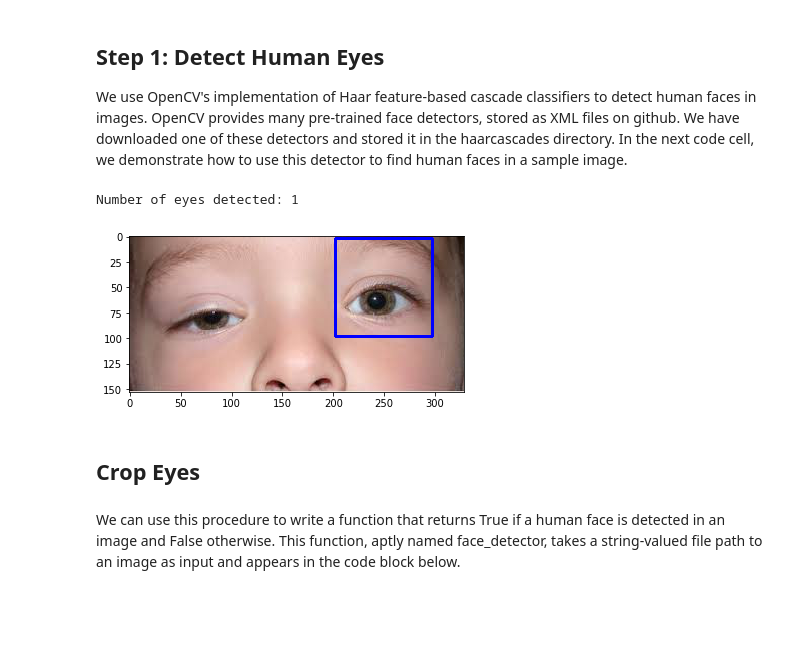
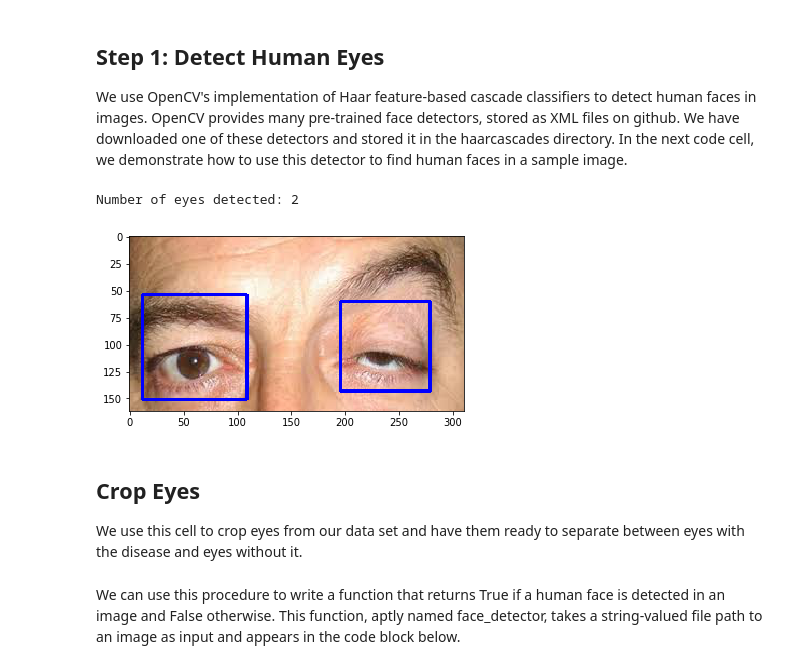
Before and after one commit to boscoybarra/dermatologist-ai, a Jupyter notebook: dermatologist_and_ophthalmologist_app.ipynb, the cells around one changed output. Drawn from its saved outputs; the diff is of its cells as text; code cells hidden in the pictures; blank space fills up the shorter version.

```diff
--- a/dermatologist_and_ophthalmologist_app.ipynb
+++ b/dermatologist_and_ophthalmologist_app.ipynb
@@ -48,41 +49,43 @@ import cv2
 import matplotlib.pyplot as plt
 %matplotlib inline
 
-# load filenames in shuffled human dataset
-human_files = np.array(glob("data/eyes/*"))
+# load filenames in human dataset
+# full_eyes_db containd the db with all of our images
+human_files = np.array(glob("data/full_eyes_db/*"))
 
 # extract pre-trained eye detector
 eye_cascade = cv2.CascadeClassifier('haarcascades/haarcascade_lefteye_2splits.xml')
 
 # load color (BGR) image
 img = cv2.imread(human_files[3])
 
 # it is standard procedure to convert the images to grayscale
 # convert BGR image to grayscale
 gray = cv2.cvtColor(img, cv2.COLOR_BGR2GRAY)
 
 # find eyes in image
 eyes = eye_cascade.detectMultiScale(gray)
 
 # print number of eyes detected in the image
 print('Number of eyes detected:', len(eyes))
 
 # get bounding box for each detected eye
 for (x,y,w,h) in eyes:
     # add bounding box to color image
     cv2.rectangle(img,(x,y),(x+w,y+h),(255,0,0),2)
 
 # convert BGR image to RGB for plotting
 cv_rgb = cv2.cvtColor(img, cv2.COLOR_BGR2RGB)
 
 # display the image, along with bounding box
 plt.imshow(cv_rgb)
 plt.show()
 # %% [output]
-Number of eyes detected: 1
+Number of eyes detected: 2
-[figure, old version]
+[figure, new version]
-# %% [markdown]
-## Crop Eyes
+# %% [markdown]
+## Crop Eyes
+We use this cell to crop eyes from our data set and have them ready to separate between eyes with the disease and eyes without it.
 # %%
 import os
 import sys
```
Also changed, not shown: parts of 10 cells of this notebook, 1 other file.
